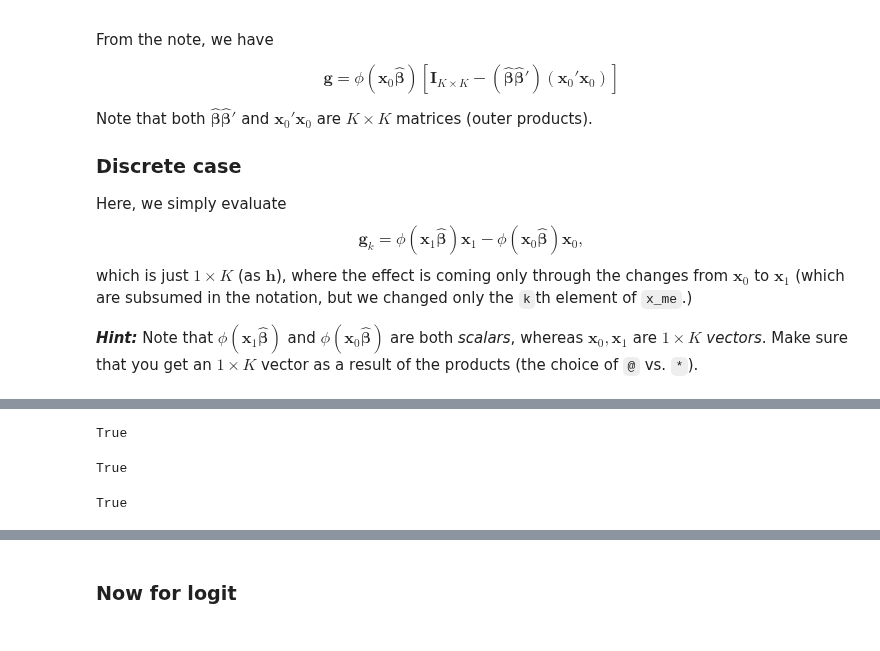
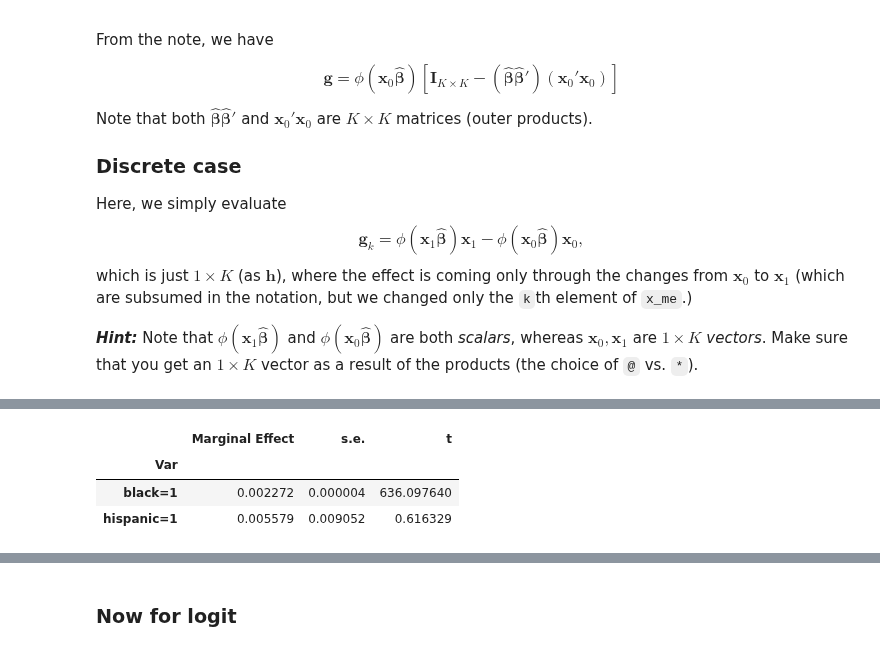
Before and after one commit to LucasJantunen/AdvMicroEconometrics, a Jupyter notebook: project3.ipynb, the cells around one changed output, grey strips where cells are left out. Drawn from its saved outputs; the diff is of its cells as text; code cells hidden in the pictures.

```diff
--- a/project3.ipynb
+++ b/project3.ipynb
@@ -568,0 +652,9 @@ pd.DataFrame([ols_results['b_hat'][k],
+# %%
+ape_logit_hispanic = average_partial_effect(
+    x=x,
+    beta=b_lg,
+    k=2,                     # second variable
+    G=project3_logit.G
+)
+
+print("Logit APE for variable 2:", ape_logit_hispanic)
@@ -599 +787,37 @@ which is just $1 \times K$ (as $\mathbf{h}$), where the effect is coming only th
+# %%
+grad_black_lg, se_black_lg = grad_black_logit(x, b_lg, 1, project3_logit.G)
+# %%
+def grad_hispanic_logit(x, beta, k, G):
+
+    # Copy X twice
+    X0 = x.copy()
+    X1 = x.copy()
+
+    # Set the variable k to 0 and 1
+    X0[:, k] = 0
+    X1[:, k] = 2
+
+    # Graduates
+    gx0 = norm.pdf(X0 @ beta).reshape(-1, 1)
+    gx1 = norm.pdf(X1 @ beta).reshape(-1, 1)
+
+    grad_hispanic_lg = gx1*X1 - gx0*X0
+
+    se_hispanic_lg = get_se(grad_hispanic_lg, logit_results['cov'])
+
+    return grad_hispanic_lg, se_hispanic_lg
+# %%
+grad_hispanic_lg, se_hispanic_lg = grad_hispanic_logit(x, b_lg, 2, project3_logit.G)
+# %%
+me_dict = {'Marginal Effect': np.vstack([ape_logit_black, ape_logit_hispanic])[:,0],
+           's.e.':            np.vstack([se_black_lg, se_hispanic_lg])[:,0]}
+tab = pd.DataFrame(me_dict,index=['black=1','hispanic=1'])
+tab['t'] = tab['Marginal Effect'] / tab['s.e.']
+tab.index.name = 'Var'
+tab.round(6)
+# %% [output]
+|  | Marginal Effect | s.e. | t |
+| Var |  |  |  |
+| black=1 | 0.002272 | 0.000004 | 636.097640 |
+| hispanic=1 | 0.005579 | 0.009052 | 0.616329 |
 # %%
@@ -610,13 +836,7 @@ grad_d_pr2 = gx2*x_hisp - gx0*x_white
 # %%
-grad_c_pr.shape == (13,13) # There are 13 right hand side regressors
+#grad_c_pr.shape == (13,13) # There are 13 right hand side regressors
-# %% [output]
-True
 # %%
-grad_d_pr1.shape == (1,13)
+#grad_d_pr1.shape == (1,13)
-# %% [output]
-True
 # %%
-grad_d_pr2.shape == (1,13)
+#grad_d_pr2.shape == (1,13)
-# %% [output]
-True
 # %%
```
Also changed, not shown: parts of 28 cells of this notebook.
